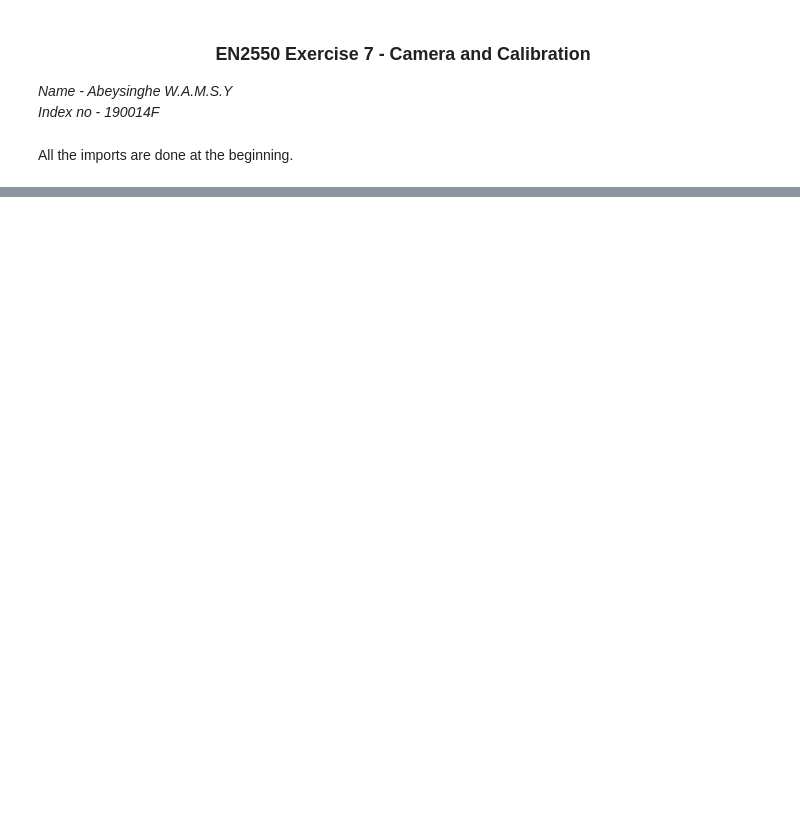
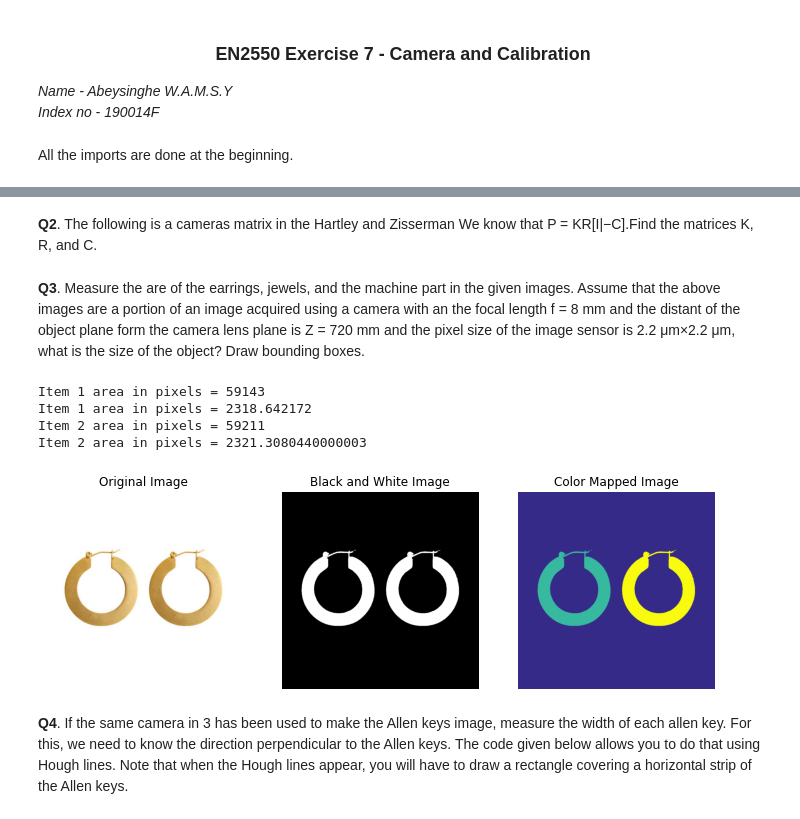
Before and after one commit to YohanAbeysinghe/EN2550-Fundementals-of-Image-Processing-and-Computer-Vision, a Jupyter notebook: 7. L7-3-23 - Exercise 7/exercise7.ipynb, the cells around one changed output, grey strips where cells are left out. Cells and saved outputs as stored; diff of their text form; code cells hidden in the pictures; blank space fills up the shorter version.

Commit message:
part 1, 3, and 4

```diff
--- a/7. L7-3-23 - Exercise 7/exercise7.ipynb
+++ b/7. L7-3-23 - Exercise 7/exercise7.ipynb
@@ -29,0 +67,60 @@ from matplotlib.ticker import LinearLocator, FormatStrFormatter
+# %% [markdown]
+**Q2**. The following is a cameras matrix in the Hartley and Zisserman We know that P = KR[I|−C].Find the matrices K, R, and C.
+# %% [markdown]
+**Q3**. Measure the are of the earrings, jewels, and the machine part in the given images.
+Assume that the above images are a portion of an image acquired using a camera
+with an the focal length f = 8 mm and the distant of the object plane form the camera
+lens plane is Z = 720 mm and the pixel size of the image sensor is 2.2 μm×2.2 μm,
+what is the size of the object? Draw bounding boxes.
+# %%
+im=cv.imread('earrings.jpg',cv.IMREAD_COLOR)
+assert im is not None
+
+hsv = cv.cvtColor(im,cv.COLOR_BGR2HSV)
+th,bw = cv.threshold(hsv[:,:,1],0,255,cv.THRESH_BINARY+cv.THRESH_OTSU)
+
+# remove dots
+w=5
+kernel = np.ones((w,w),np.uint8)
+opened = cv.morphologyEx(bw,cv.MORPH_CLOSE,kernel)
+
+retval , labels,stats,centroids = cv.connectedComponentsWithStats(bw)
+colormapped = cv.applyColorMap((labels/np.amax(labels)*255).astype('uint8'),cv.COLORMAP_PARULA)
+
+Z = 720
+f = 8
+
+for i,s in enumerate(stats):
+    if i!=0:
+        print('Item',i,'area in pixels =',s[4])
+        print('Item',i,'area in pixels =',s[4]*(2.2e-3)**2*(Z*Z)/(f*f))
+
+fig,ax = plt.subplots(1,3,figsize=(12,12))
+f_ = cv.cvtColor(im,cv.COLOR_BGR2RGB)
+ax[0].axis('off')
+ax[0].imshow(f_)
+ax[0].set_title("Original Image")
+
+f_ = cv.cvtColor(bw,cv.COLOR_BGR2RGB)
+ax[1].axis('off')
+ax[1].imshow(f_)
+ax[1].set_title("Black and White Image")
+
+f_ = cv.cvtColor(colormapped,cv.COLOR_BGR2RGB)
+ax[2].axis('off')
+ax[2].imshow(f_)
+ax[2].set_title("Color Mapped Image")
+
+plt.show()
+# %% [output]
+Item 1 area in pixels = 59143
+Item 1 area in pixels = 2318.642172
+Item 2 area in pixels = 59211
+Item 2 area in pixels = 2321.3080440000003
+[figure, added]
+# %% [markdown]
+**Q4**. If the same camera in 3 has been used to make the Allen keys image, measure the
+width of each allen key. For this, we need to know the direction perpendicular to the
+Allen keys. The code given below allows you to do that using Hough lines. Note that
+when the Hough lines appear, you will have to draw a rectangle covering a horizontal
+strip of the Allen keys.
```
Also changed, not shown: parts of 13 cells of this notebook.
